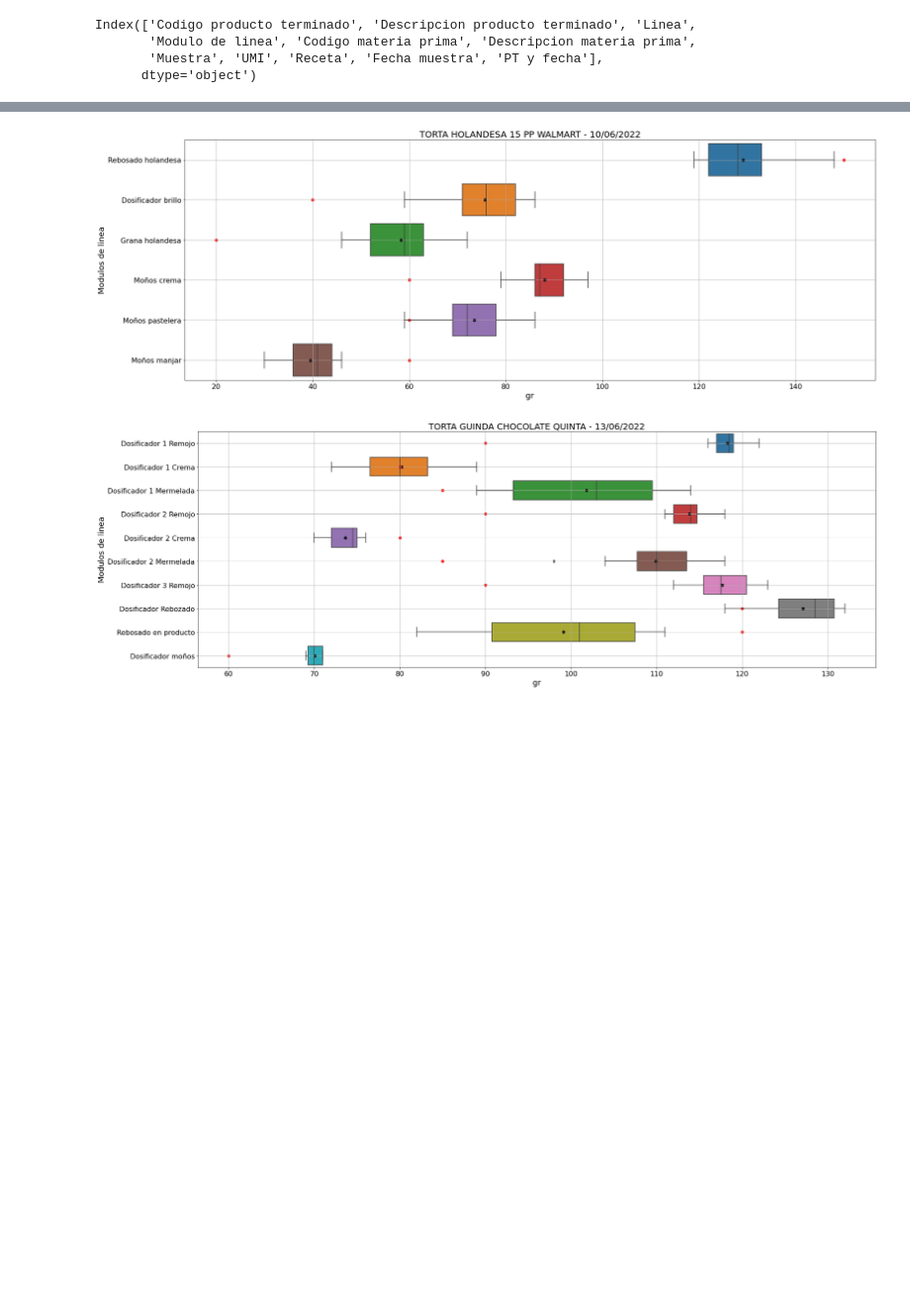
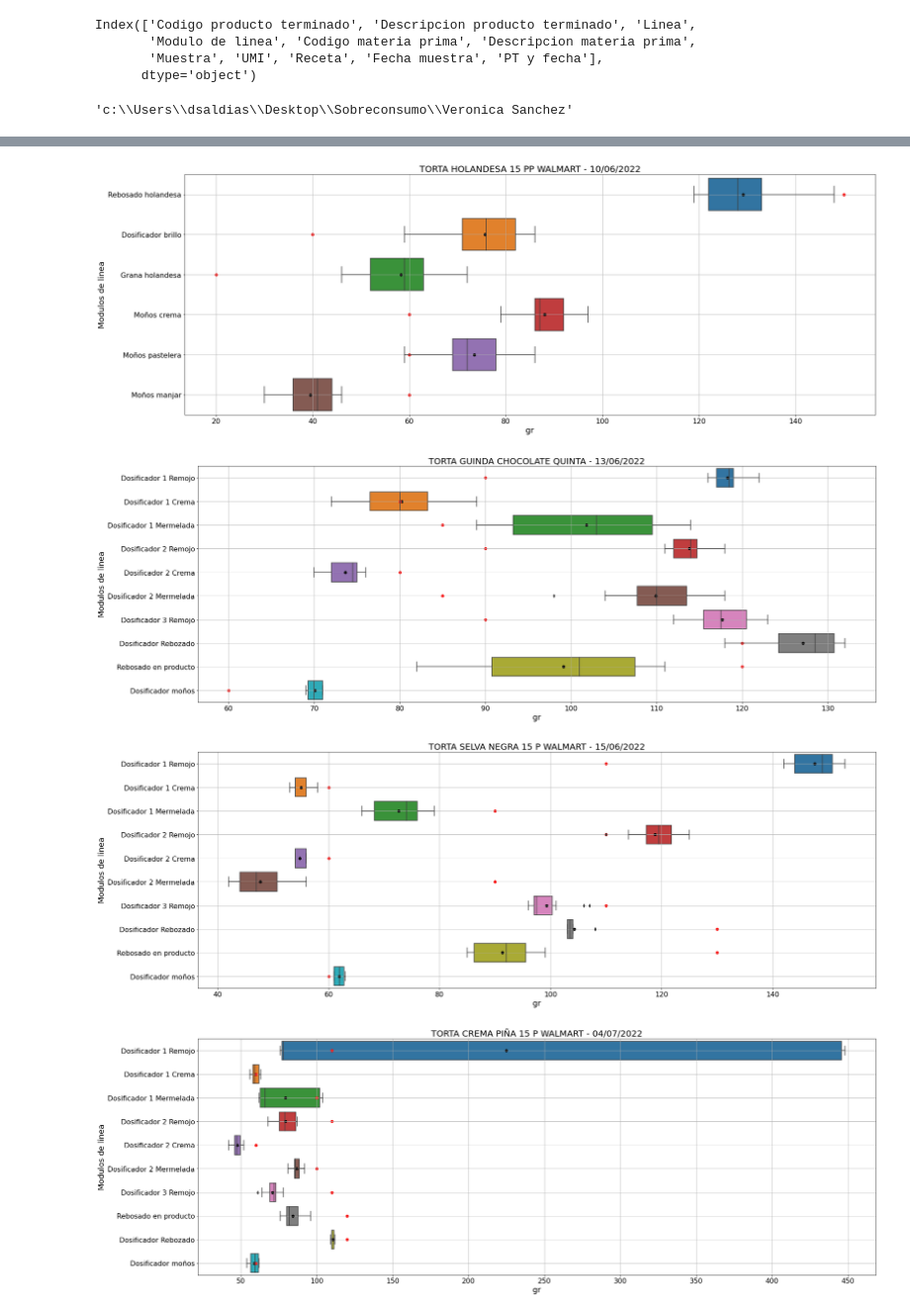
Before and after one commit to diegosaldiasq/Quinta, a Jupyter notebook: Procesos PV.ipynb, the cells around one changed output, grey strips where cells are left out. Shown at 99% size. Cells and saved outputs as stored; diff of their text form; code cells hidden in the pictures; blank space fills up the shorter version.

Commit message:
Se corige codigo y redireccion de graficos

```diff
--- a/Procesos PV.ipynb
+++ b/Procesos PV.ipynb
@@ -21,32 +22,39 @@ Index(['Codigo producto terminado', 'Descripcion producto terminado', 'Linea',
        'Modulo de linea', 'Codigo materia prima', 'Descripcion materia prima',
        'Muestra', 'UMI', 'Receta', 'Fecha muestra', 'PT y fecha'],
       dtype='object')
+# %%
+os.getcwd()
+# %% [output]
+'c:\\Users\\dsaldias\\Desktop\\Sobreconsumo\\Veronica Sanchez'
 # %%
 PT = df['PT y fecha'].drop_duplicates()
 muestra = 1
 for pt in PT:
     fig, ax = plt.subplots(figsize=(28,10))
     df2 = df[df['PT y fecha']==pt]
     sns.boxplot(data=df2,x='Muestra',y='Modulo de linea')
     ax.set_title(pt,size=20)
     ax.grid()
     ax.set_xlabel('gr',size=18)
     ax.set_ylabel('Modulos de linea',size=18)
     ax.tick_params(axis='x',labelsize=16)
     ax.tick_params(axis='y',labelsize=16)
     df3 = df2['Modulo de linea'].drop_duplicates()
     for ml in df3:
         df4 = df2[df2['Modulo de linea']==ml]
         ax.scatter(np.mean(df4['Muestra']),ml,c='k')
         ax.scatter(np.mean(df4['Receta']),ml,c='r')
     mus = 'Muestra'+str(muestra)
     muestra += 1
+    os.chdir('c:\\Users\\dsaldias\\Desktop\\Sobreconsumo\\Veronica Sanchez\\Graficos')
     plt.savefig(str(mus)+'.jpg',format='jpg')
 # %% [output]
 [figure]
 [figure]
 [figure]
 [figure]
 [figure]
 [figure]
 [figure]
+[figure, added]
+[figure, added]
```
Also changed, not shown: parts of 1 cell of this notebook, 1 other file.
